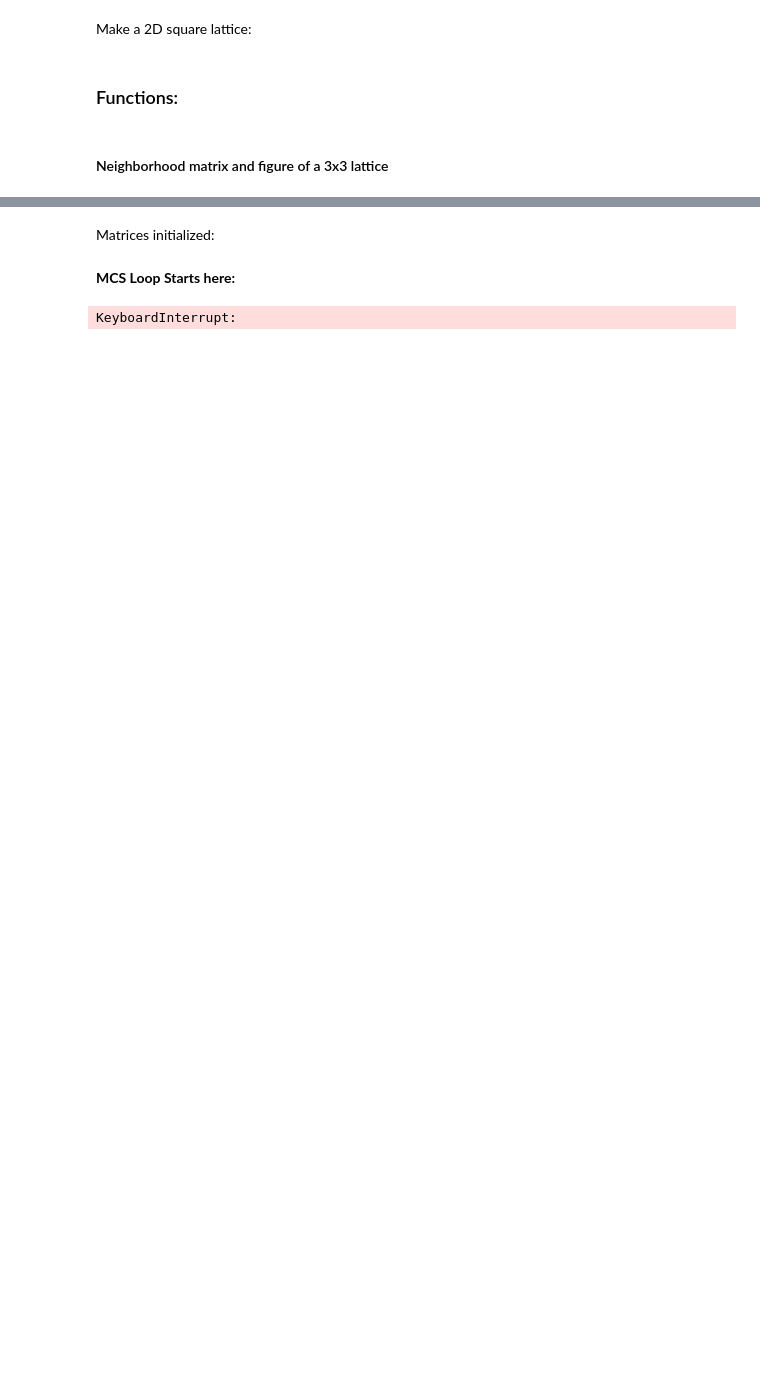
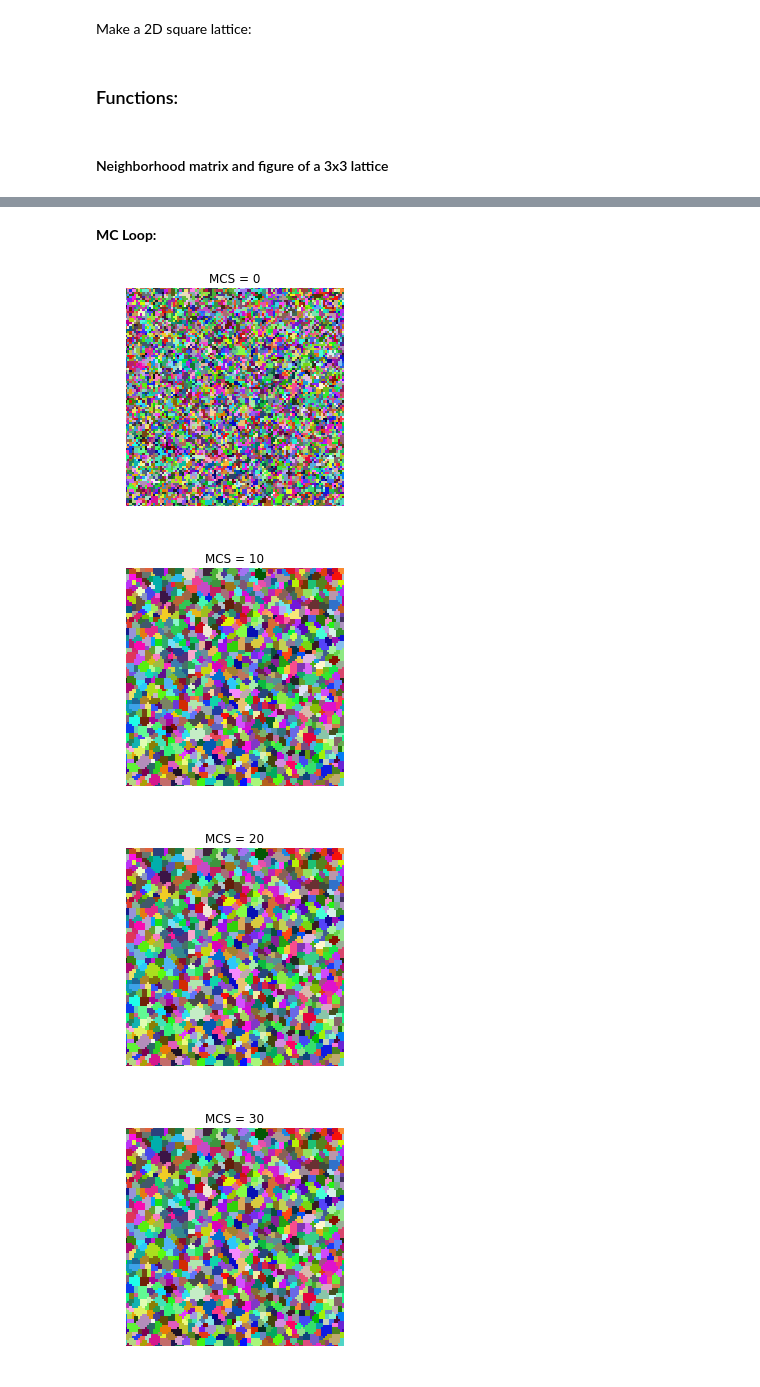
Before and after one commit to sagarbhatt0904/popUpCourse, a Jupyter notebook: popUpCourseMonteCarlo.ipynb, the cells around one changed output, grey strips where cells are left out. Drawn from its saved outputs; the diff is of its cells as text; code cells hidden in the pictures; blank space fills up the shorter version.

```diff
--- a/popUpCourseMonteCarlo.ipynb
+++ b/popUpCourseMonteCarlo.ipynb
@@ -83,6 +89,7 @@ import time
 Make a 2D square lattice:
 # %%
 nlp = 100  # number of lattice points
+Nmcs=50 # number of monte carlo steps
 N = (nlp + 1) * (nlp + 1)
 Q = N  # Number of states in Q-state potts model
 X = np.linspace(0, 1, nlp + 1)
@@ -150,43 +167,38 @@ def changeState(neighborStateMatrix):
         neighborJ=np.random.randint(3)
         neighborStateMatrix[1,1]=neighborStateMatrix[neighborI,neighborJ];
     return  neighborStateMatrix
-# %% [markdown]
-Matrices initialized:
-# %%
-state = np.random.randint(Q, size=(x.shape))
-colormatrix = np.random.rand(Q, 3)
-neighborStateMatrix = np.zeros([3, 3])
-
-# Boundary detection
-isinside = np.ones(shape=(x.shape))
-for i in range(0, nlp + 1):
-    for j in range(0, nlp + 1):
-        if (i == 0) or (j == 0) or (i == nlp) or (j == nlp):
-            isinside[i,j] = 0
 # %% [markdown]
-**MCS Loop Starts here:**
+**MC Loop:**
 # %%
-for mcs in range(0,100):
+state = np.random.randint(Q, size=(x.shape))
+colormatrix = np.random.rand(Q, 3)
+neighborStateMatrix = np.zeros([3, 3])
+for mcs in range(0,Nmcs):
     for n in range(0, N):
         # Pick random lattice cite
         i = np.random.randint(0, len(x))
         j = np.random.randint(0, len(x))
         neighborStateMatrix = createNeighborStateMatrix(i, j, state)
         energyBeforeChange = calculateKroneckerDelta(neighborStateMatrix)
         neighborStateMatrix=changeState(neighborStateMatrix)
         energyAfterChange = calculateKroneckerDelta(neighborStateMatrix)
         dE=energyBeforeChange-energyAfterChange
         if dE<0:
             state[i,j]=neighborStateMatrix[1,1]
     # Plotting as squares
     if (mcs%10.0==0):
         fig, ax = plt.subplots(1)
         for i in range(0, nlp + 1):
            for j in range(0, nlp + 1):
                rect = patches.Rectangle((x[i, j]-(0.5 / nlp), y[i, j]-(0.5 / nlp)), 1.0 / nlp, 1.0 / nlp,linewidth=1, edgecolor='none', facecolor=colormatrix[state[i, j], :])
                ax.add_patch(rect)
         plt.gca().set_aspect('equal', adjustable='box')
+        plt.axis('off')
+        plt.title("MCS = %d"%mcs)
         display.display(plt.gcf())
         display.clear_output(wait=True)
 # %% [output]
-KeyboardInterrupt:
+[figure, added]
+[figure, added]
+[figure, added]
+[figure, added]
```
Also changed, not shown: parts of 11 cells of this notebook, 3 other files.
